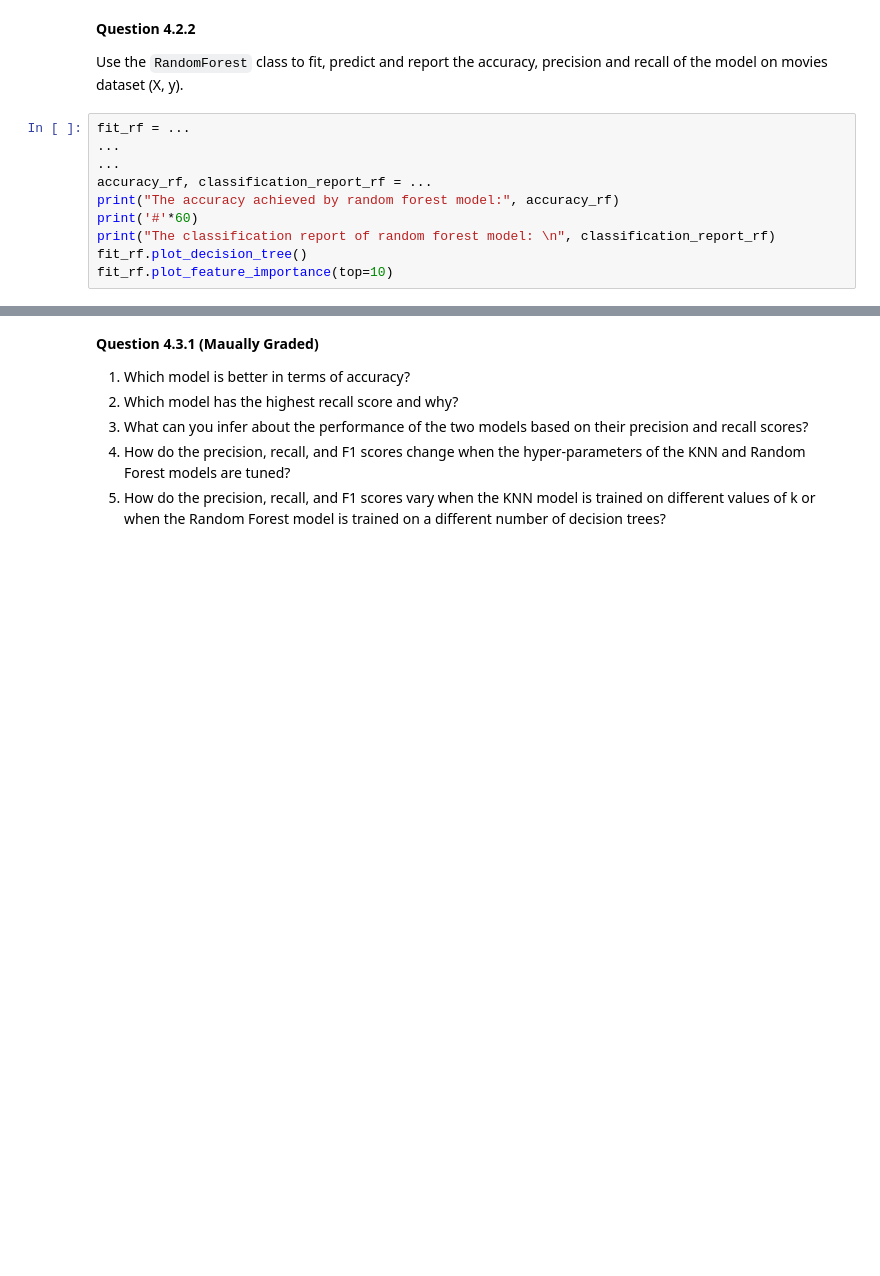
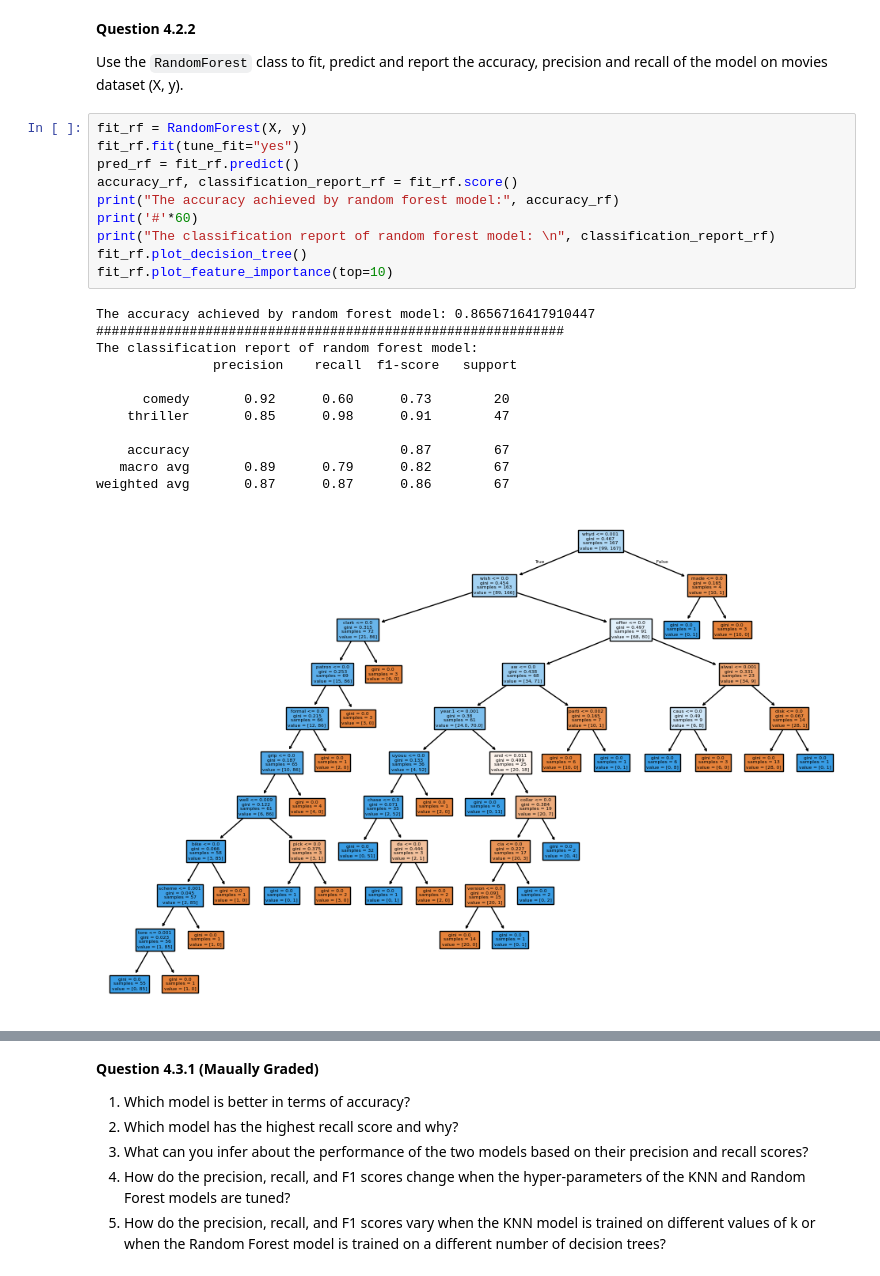
Before and after one commit to TheChroniclerr/CP322, a Jupyter notebook: Assignment_3.ipynb, the cells around one changed output, grey strips where cells are left out. Cells and saved outputs as stored; diff of their text form; blank space fills up the shorter version.

```diff
--- a/Assignment_3.ipynb
+++ b/Assignment_3.ipynb
@@ -893,12 +1158,25 @@ class RandomForest:
 
 Use the `RandomForest` class to fit, predict and report the accuracy, precision and recall of the model on movies dataset (X, y).
 # %%
-fit_rf = ...
-...
-...
-accuracy_rf, classification_report_rf = ...
+fit_rf = RandomForest(X, y)
+fit_rf.fit(tune_fit="yes")
+pred_rf = fit_rf.predict()
+accuracy_rf, classification_report_rf = fit_rf.score()
 print("The accuracy achieved by random forest model:", accuracy_rf)
 print('#'*60)
 print("The classification report of random forest model: \n", classification_report_rf)
 fit_rf.plot_decision_tree()
 fit_rf.plot_feature_importance(top=10)
+# %% [output]
+The accuracy achieved by random forest model: 0.8656716417910447
+############################################################
+The classification report of random forest model:
+               precision    recall  f1-score   support
+
+      comedy       0.92      0.60      0.73        20
+    thriller       0.85      0.98      0.91        47
+
+    accuracy                           0.87        67
+   macro avg       0.89      0.79      0.82        67
+weighted avg       0.87      0.87      0.86        67
+[figure, added]
```
Also changed, not shown: parts of 56 cells of this notebook.
